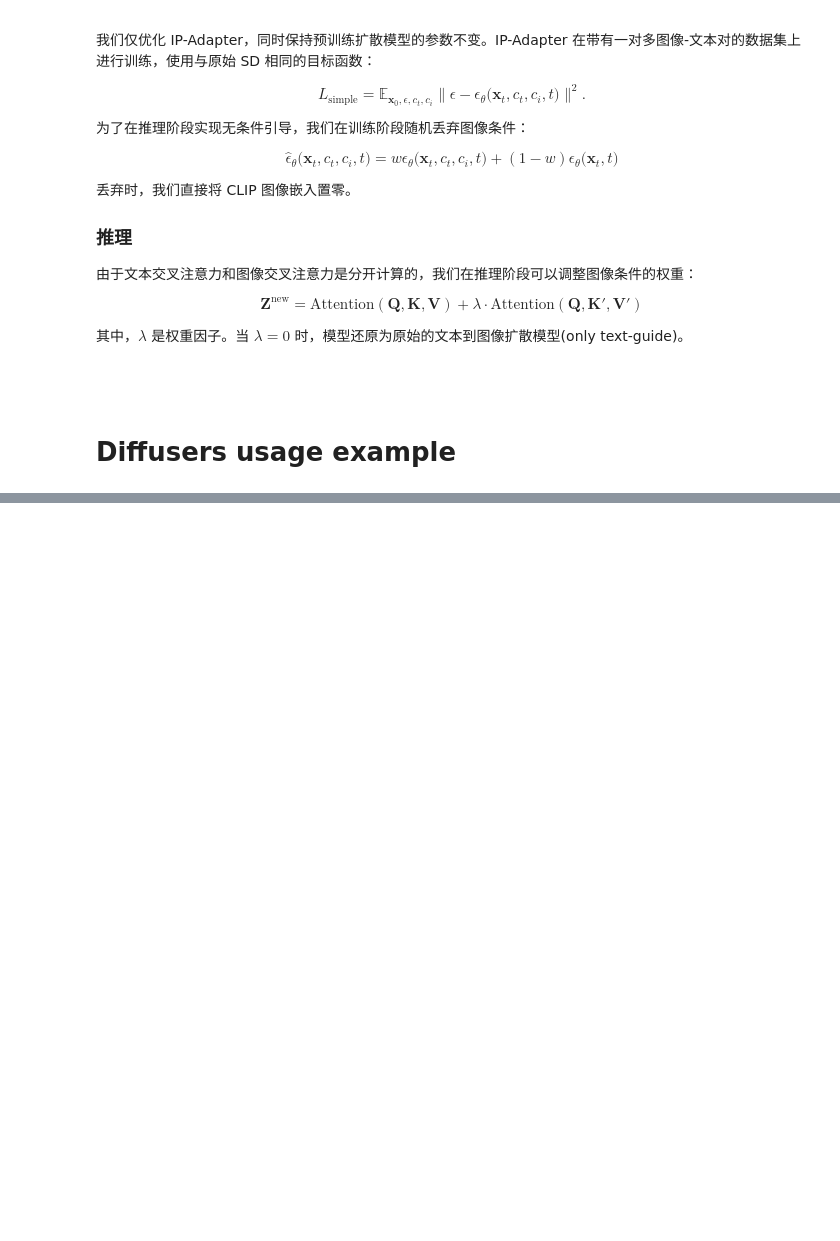
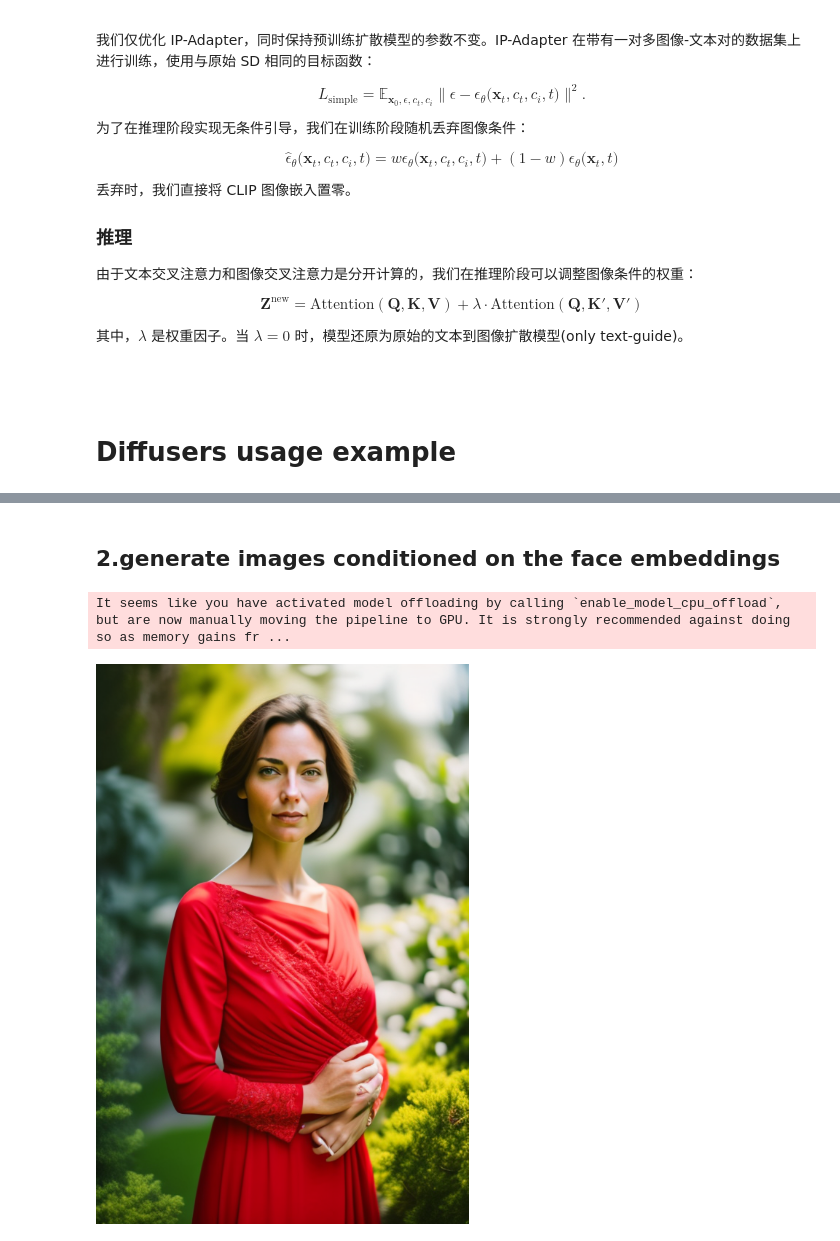
Before and after one commit to offline888/Paper-recover, a Jupyter notebook: IP-Adapter/run.ipynb, the cells around one changed output, grey strips where cells are left out. Drawn from its saved outputs; the diff is of its cells as text; code cells hidden in the pictures; blank space fills up the shorter version.

```diff
--- a/IP-Adapter/run.ipynb
+++ b/IP-Adapter/run.ipynb
@@ -971,0 +915,12 @@ else:
+# %%
+import cv2
+from insightface.app import FaceAnalysis
+import torch
+
+app = FaceAnalysis(name="buffalo_l", providers=['CUDAExecutionProvider', 'CPUExecutionProvider'])
+app.prepare(ctx_id=0, det_size=(640, 640))
+
+image = cv2.imread(r"C:\Users\Lenovo\Desktop\Paper-recover\Image\women_input.png")
+faces = app.get(image)
+
+faceid_embeds = torch.from_numpy(faces[0].normed_embedding).unsqueeze(0)
@@ -971,0 +941,2 @@ else:
+# %% [markdown]
+## 2.generate images conditioned on the face embeddings
@@ -971,0 +973,23 @@ else:
+# %%
+pipe.enable_model_cpu_offload()
+pipe.enable_attention_slicing()
+if is_xformers_available():
+    from xformers.ops import MemoryEfficientAttentionCutlassOp
+    pipe.enable_xformers_memory_efficient_attention(MemoryEfficientAttentionCutlassOp)
+# load ip-adapter
+ip_model = IPAdapterFaceID(pipe, ip_ckpt, device)
+# %% [output]
+It seems like you have activated model offloading by calling `enable_model_cpu_offload`, but are now manually moving the pipeline to GPU. It is strongly recommended against doing so as memory gains fr ...
+# %%
+
+# generate image
+prompt = "photo of a woman in red dress in a garden"
+negative_prompt = "monochrome, lowres, bad anatomy, worst quality, low quality, blurry"
+
+images = ip_model.generate(
+    prompt=prompt, negative_prompt=negative_prompt, faceid_embeds=faceid_embeds, num_samples=1, width=1024, height=1024, num_inference_steps=30, seed=2023
+)
+# %%
+images[0]
+# %% [output]
+[figure, added]
```
Also changed, not shown: parts of 5 cells of this notebook, 6 other files.
